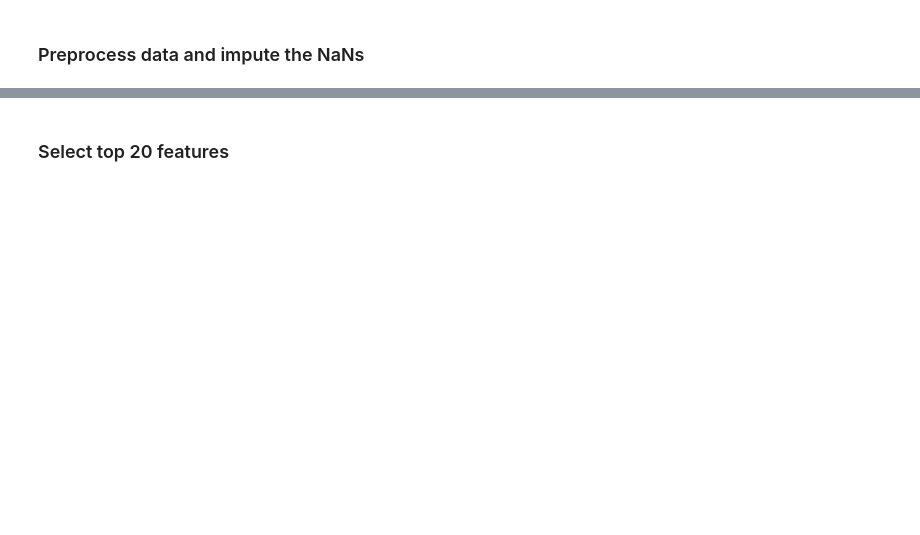
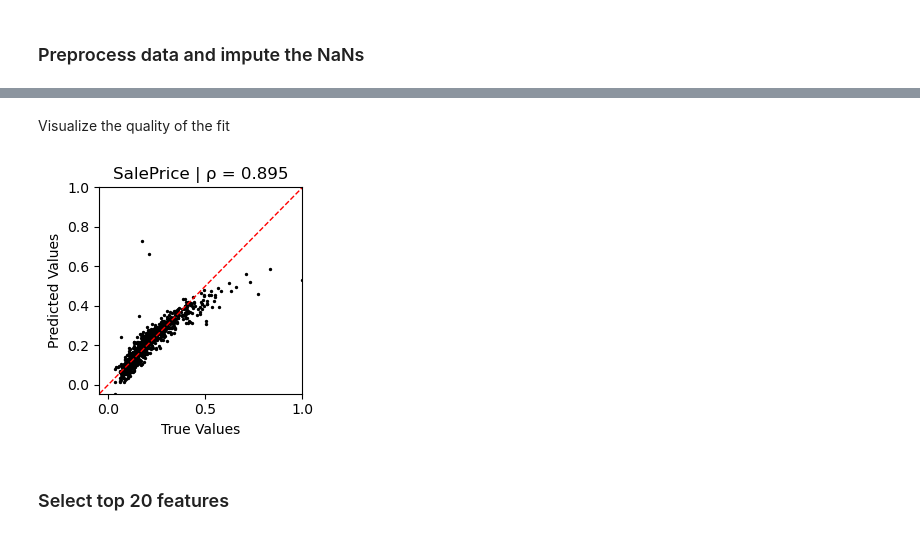
Before and after one commit to ajy25/TabularMagic, a Jupyter notebook: demo/regression_start_to_finish_demo.ipynb, the cells around one changed output, grey strips where cells are left out. Cells and saved outputs as stored; diff of their text form; code cells hidden in the pictures; blank space fills up the shorter version.

```diff
--- a/demo/regression_start_to_finish_demo.ipynb
+++ b/demo/regression_start_to_finish_demo.ipynb
@@ -109,0 +119,2 @@ display(tm.head())
+# %%
+train_report, test_report = tm.ols(X_vars=tm.continuous_columns[:-1], y_var='SalePrice')
@@ -110,3 +143,11 @@ display(tm.head())
+# %% [markdown]
+Visualize the quality of the fit
+# %%
+fig = train_report.plot_pred_vs_true((3, 3))
+display(fig)
+plt.close(fig)
+# %% [output]
+[figure, added]
 # %% [markdown]
 ### Select top 20 features
 # %%
```
Also changed, not shown: parts of 13 cells of this notebook, 15 other files.
